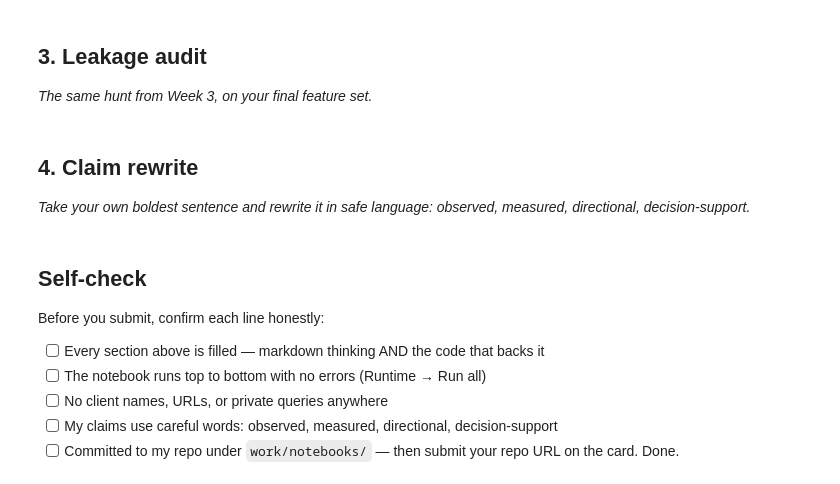
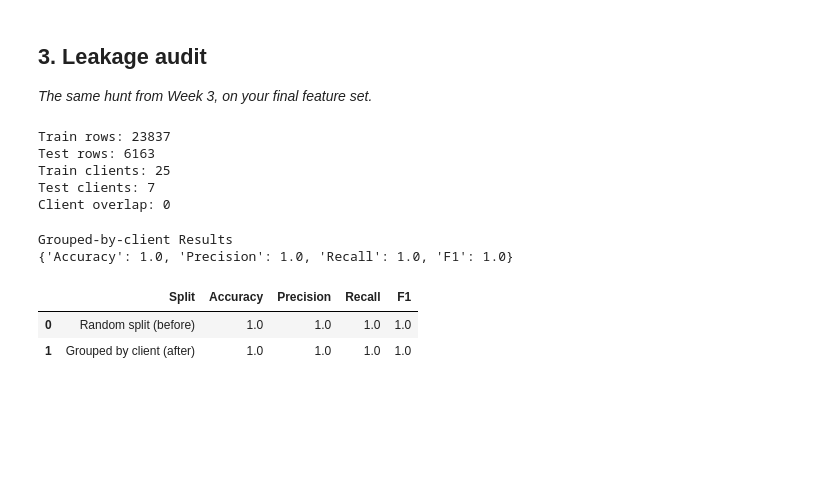
Before and after one commit to forhadmia231/flyrank-ml-internship, a Jupyter notebook: work/notebooks/w06_validation_audit.ipynb, the cells around one changed output. Saved outputs shown, nothing was run; the diff lists cells and outputs as text; code cells hidden in the pictures; blank space fills up the shorter version.

```diff
--- a/work/notebooks/w06_validation_audit.ipynb
+++ b/work/notebooks/w06_validation_audit.ipynb
@@ -30,4 +247,0 @@ This skeleton is yours to fill. Work the sections **in order** — each one has
-# %% [markdown]
-## 4. Claim rewrite
-
-*Take your own boldest sentence and rewrite it in safe language: observed, measured, directional, decision-support.*
@@ -37,10 +248,58 @@ This skeleton is yours to fill. Work the sections **in order** — each one has
-# %% [markdown]
-## Self-check
-
-Before you submit, confirm each line honestly:
-
-- [ ] Every section above is filled — markdown thinking AND the code that backs it
-- [ ] The notebook runs top to bottom with no errors (Runtime → Run all)
-- [ ] No client names, URLs, or private queries anywhere
-- [ ] My claims use careful words: observed, measured, directional, decision-support
-- [ ] Committed to my repo under `work/notebooks/` — then submit your repo URL on the card. Done.
+# %%
+gss = GroupShuffleSplit(
+    n_splits=1,
+    test_size=0.20,
+    random_state=42
+)
+
+train_idx, test_idx = next(gss.split(X, y, groups=groups))
+
+X_train_g = X.iloc[train_idx]
+X_test_g = X.iloc[test_idx]
+
+y_train_g = y.iloc[train_idx]
+y_test_g = y.iloc[test_idx]
+
+train_clients = set(groups.iloc[train_idx])
+test_clients = set(groups.iloc[test_idx])
+
+print("Train rows:", len(train_idx))
+print("Test rows:", len(test_idx))
+print("Train clients:", len(train_clients))
+print("Test clients:", len(test_clients))
+print("Client overlap:", len(train_clients.intersection(test_clients)))
+# %% [output]
+Train rows: 23837
+Test rows: 6163
+Train clients: 25
+Test clients: 7
+Client overlap: 0
+# %%
+grouped_model = make_model()
+grouped_model.fit(X_train_g, y_train_g)
+
+pred_grouped = grouped_model.predict(X_test_g)
+
+grouped_results = {
+    "Accuracy": accuracy_score(y_test_g, pred_grouped),
+    "Precision": precision_score(y_test_g, pred_grouped, zero_division=0),
+    "Recall": recall_score(y_test_g, pred_grouped, zero_division=0),
+    "F1": f1_score(y_test_g, pred_grouped, zero_division=0)
+}
+
+print("Grouped-by-client Results")
+print(grouped_results)
+# %% [output]
+Grouped-by-client Results
+{'Accuracy': 1.0, 'Precision': 1.0, 'Recall': 1.0, 'F1': 1.0}
+# %%
+comparison = pd.DataFrame([
+    {"Split": "Random split (before)", **random_results},
+    {"Split": "Grouped by client (after)", **grouped_results}
+])
+
+display(comparison.round(3))
+# %% [output]
+|  | Split | Accuracy | Precision | Recall | F1 |
+| 0 | Random split (before) | 1.0 | 1.0 | 1.0 | 1.0 |
+| 1 | Grouped by client (after) | 1.0 | 1.0 | 1.0 | 1.0 |
```
Also changed, not shown: parts of 26 cells of this notebook.
